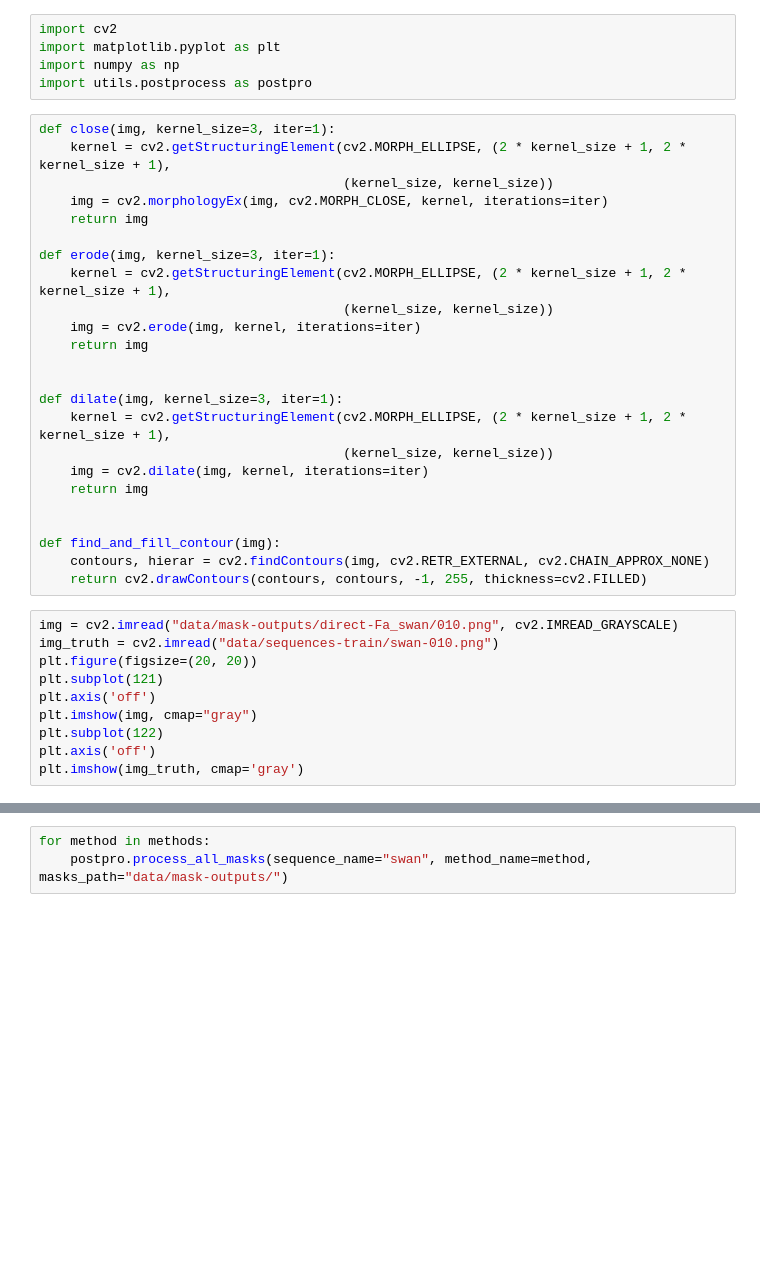
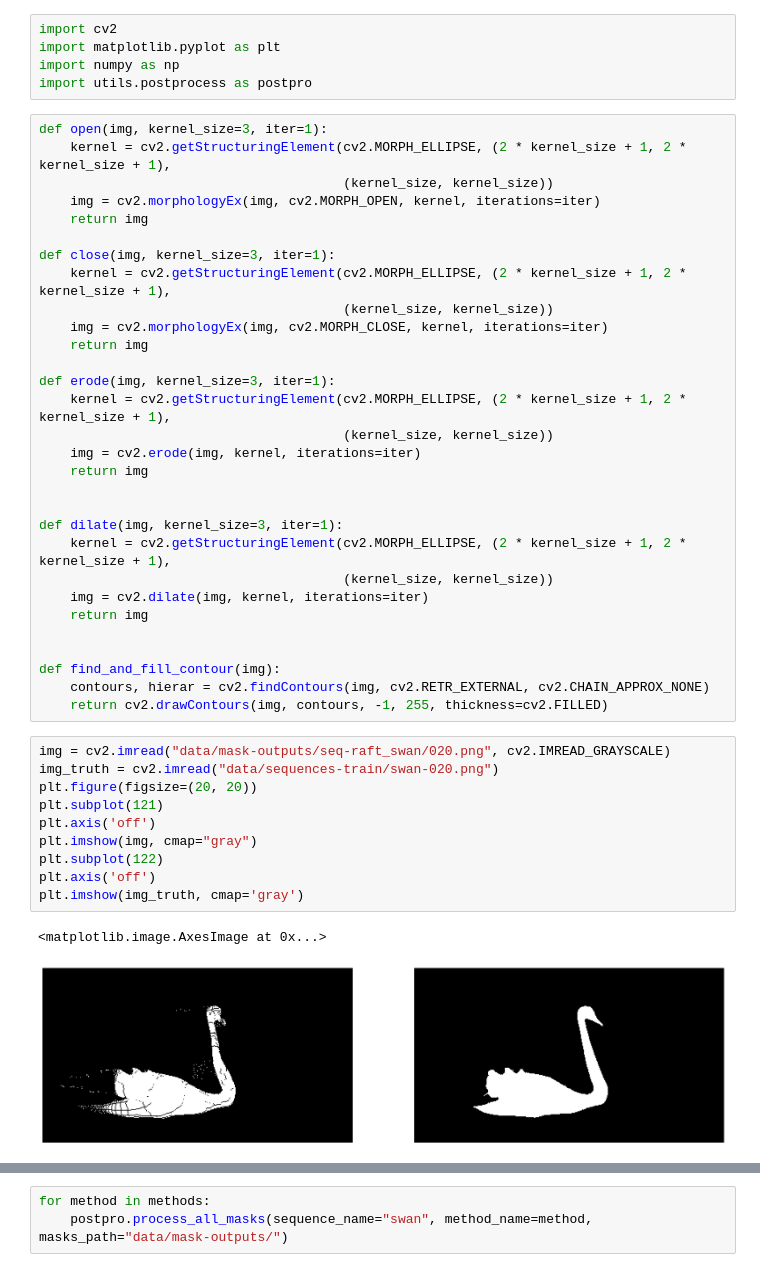
Before and after one commit to GGomez99/Optical-Flow-Motion-Estimation-Project, a Jupyter notebook: postprocessing.ipynb, the cells around one changed output, grey strips where cells are left out. Cells and saved outputs as stored; diff of their text form; blank space fills up the shorter version.

```diff
--- a/postprocessing.ipynb
+++ b/postprocessing.ipynb
@@ -4,6 +4,12 @@ import matplotlib.pyplot as plt
 import numpy as np
 import utils.postprocess as postpro
 # %%
+def open(img, kernel_size=3, iter=1):
+    kernel = cv2.getStructuringElement(cv2.MORPH_ELLIPSE, (2 * kernel_size + 1, 2 * kernel_size + 1),
+                                       (kernel_size, kernel_size))
+    img = cv2.morphologyEx(img, cv2.MORPH_OPEN, kernel, iterations=iter)
+    return img
+
 def close(img, kernel_size=3, iter=1):
     kernel = cv2.getStructuringElement(cv2.MORPH_ELLIPSE, (2 * kernel_size + 1, 2 * kernel_size + 1),
                                        (kernel_size, kernel_size))
@@ -26,17 +32,20 @@ def dilate(img, kernel_size=3, iter=1):
 
 def find_and_fill_contour(img):
     contours, hierar = cv2.findContours(img, cv2.RETR_EXTERNAL, cv2.CHAIN_APPROX_NONE)
-    return cv2.drawContours(contours, contours, -1, 255, thickness=cv2.FILLED)
+    return cv2.drawContours(img, contours, -1, 255, thickness=cv2.FILLED)
 # %%
-img = cv2.imread("data/mask-outputs/direct-Fa_swan/010.png", cv2.IMREAD_GRAYSCALE)
-img_truth = cv2.imread("data/sequences-train/swan-010.png")
+img = cv2.imread("data/mask-outputs/seq-raft_swan/020.png", cv2.IMREAD_GRAYSCALE)
+img_truth = cv2.imread("data/sequences-train/swan-020.png")
 plt.figure(figsize=(20, 20))
 plt.subplot(121)
 plt.axis('off')
 plt.imshow(img, cmap="gray")
 plt.subplot(122)
 plt.axis('off')
 plt.imshow(img_truth, cmap='gray')
+# %% [output]
+<matplotlib.image.AxesImage at 0x...>
+[figure, added]
 # %%
 contour_img = find_and_fill_contour(img)
 plt.axis('off')
```
Also changed, not shown: parts of 5 cells of this notebook, 9 other files.
